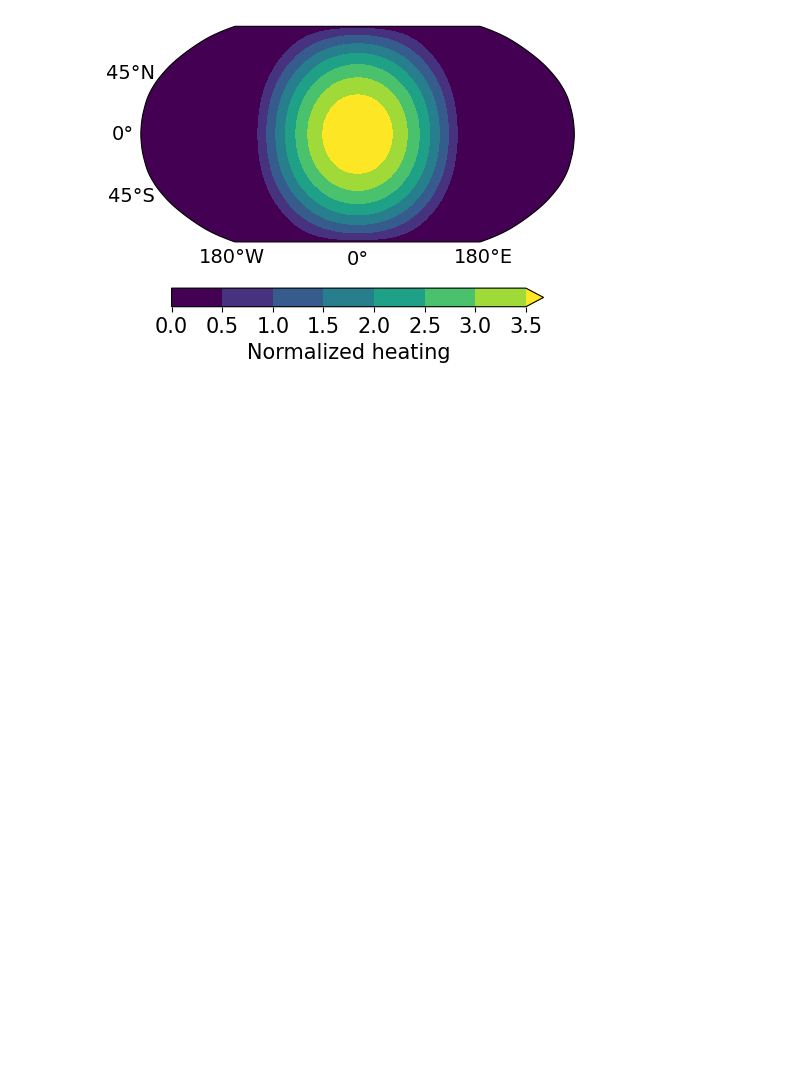
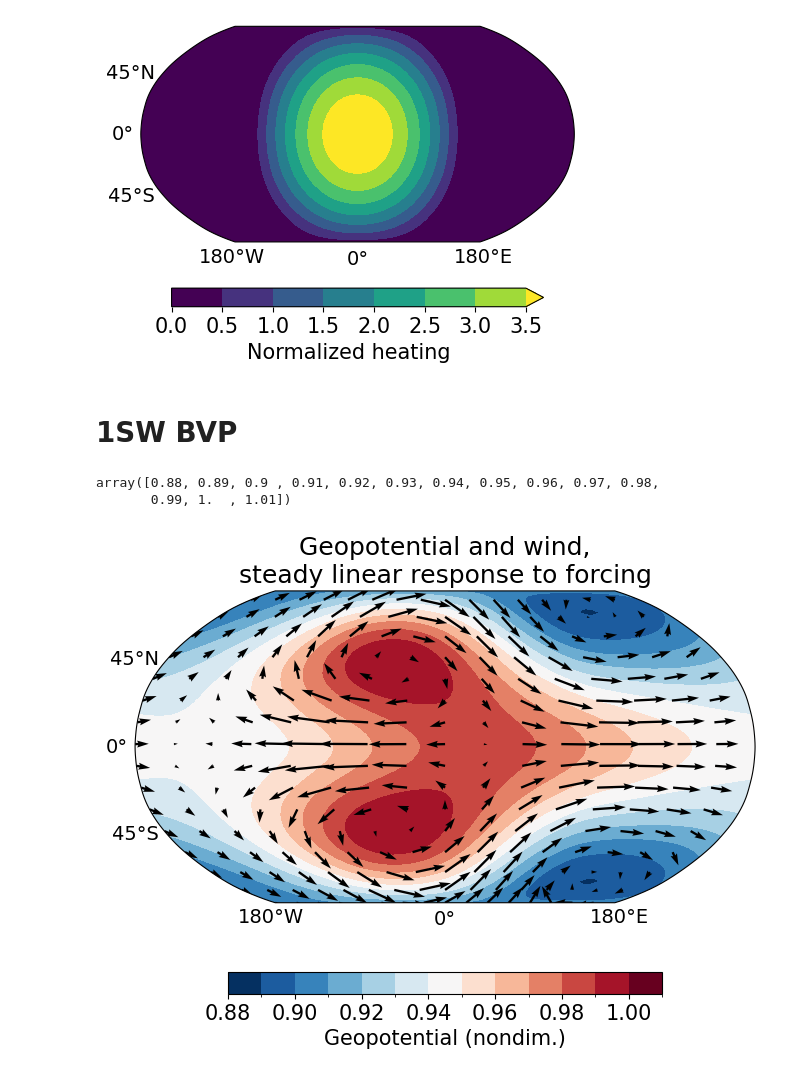
Before and after one commit to qnicolas/superrotation, a Jupyter notebook: FIGURES.ipynb, the cells around one changed output. Saved outputs shown, nothing was run; the diff lists cells and outputs as text; code cells hidden in the pictures; blank space fills up the shorter version.

Commit message:
new Gill figure for presentation

```diff
--- a/FIGURES.ipynb
+++ b/FIGURES.ipynb
@@ -48,6 +49,18 @@ def fill_lon(da):
     da2[:-1] = da.data
     da2[-1] = da2[0]
     return template*da2
+# %%
+def add_ticks(ax,lons = range(-180,181,180), lats = range(-90,91,45),sz=14):
+    gl = ax.gridlines(crs=ccrs.PlateCarree(), draw_labels=True,
+                  linewidth=1, color='gray',alpha=0)
+    gl.xlabels_top = False
+    gl.ylabels_right = False
+    gl.xlocator = mticker.FixedLocator(lons)
+    gl.ylocator = mticker.FixedLocator(lats)
+    gl.xformatter = LONGITUDE_FORMATTER
+    gl.yformatter = LATITUDE_FORMATTER
+    gl.xlabel_style = {'size': sz, 'color': 'k'}
+    gl.ylabel_style = {'size': sz, 'color': 'k'}
 # %% [markdown]
 # intro slide
 # %%
@@ -215,3 +218,32 @@ for a in ax,:
     gl.ylabel_style = {'size': 14, 'color': 'k'}
 # %% [output]
 [figure]
+# %% [markdown]
+# 1SW BVP
+# %%
+bvp = xr.open_dataset('bvpdata/bvp_1layer_T42_locked_5p0_0p10_10_0p05.nc')
+# %%
+def plot_one_theta_wind_custom(ax,theta,wind,vmin=300,vmax=370,levels=18,cmap = plt.cm.viridis,scale=None,wind_disc=1,include_qk=False,qk_scale=100,cbar_kwargs={}):
+        (theta).plot.contourf(ax=ax,y='latitude',levels=levels,cmap=cmap,vmin=vmin,vmax=vmax,cbar_kwargs=cbar_kwargs,transform=ccrs.PlateCarree())
+        n=2*wind_disc;m=wind_disc
+        q=ax.quiver(wind.longitude[::n].data,
+                    wind.latitude[::m] .data,
+                    wind[0][::n,::m].T.data ,
+                   -wind[1][::n,::m].T.data,
+                  scale=scale,transform=ccrs.PlateCarree())
+        if include_qk:
+            ax.quiverkey(q, 1.05, -0.05, qk_scale, r'%i m s$^{-1}$'%qk_scale, labelpos='N',coordinates='axes',color='k')
+# %%
+np.linspace(0.88,1.01,14)
+# %% [output]
+array([0.88, 0.89, 0.9 , 0.91, 0.92, 0.93, 0.94, 0.95, 0.96, 0.97, 0.98,
+       0.99, 1.  , 1.01])
+# %%
+matplotlib.rcParams.update({'font.size':15})
+fig,ax = plt.subplots(1,1,figsize = (8,6),subplot_kw={'projection': ccrs.Robinson()})
+mode = bvp
+plot_one_theta_wind_custom(ax,fill_lon(mode.gh1/mode.gh1.max()),mode.u1,vmin=0.88,vmax=1.01,levels=14,wind_disc=4,cmap=plt.cm.RdBu_r,cbar_kwargs={'label':'Geopotential (nondim.)','orientation':'horizontal','shrink':0.7})
+ax.set_title('Geopotential and wind,\nsteady linear response to forcing')
+add_ticks(ax)
+# %% [output]
+[figure, added]
```
Also changed, not shown: parts of 14 cells of this notebook, 2 other files.
